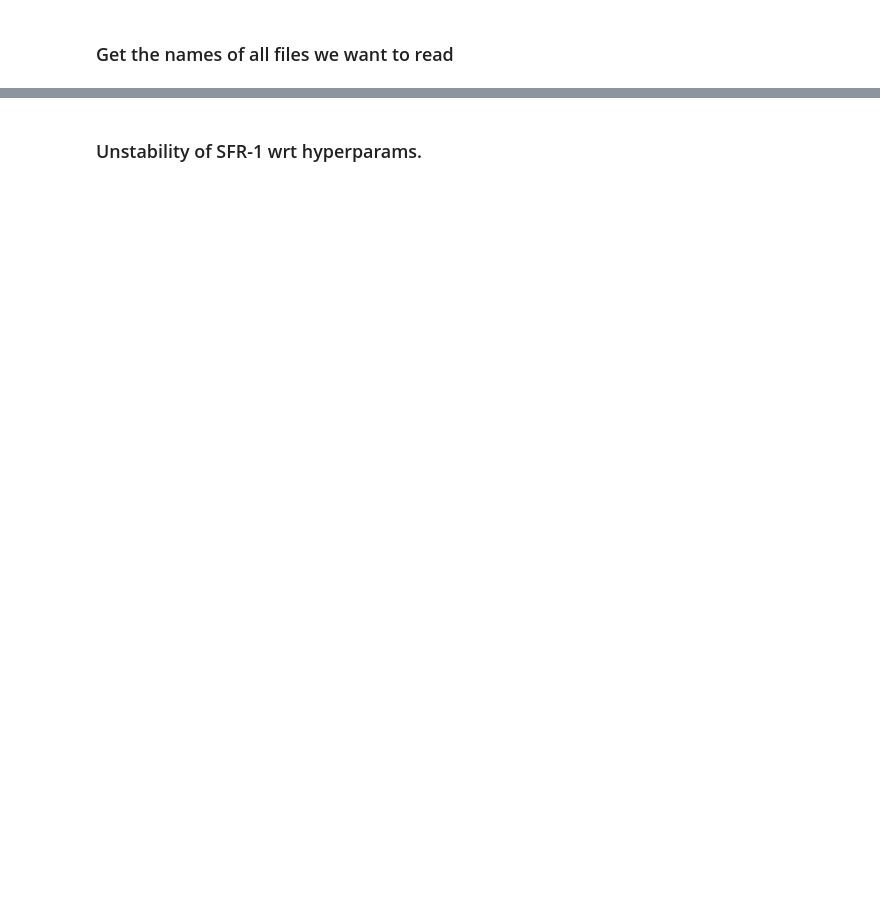
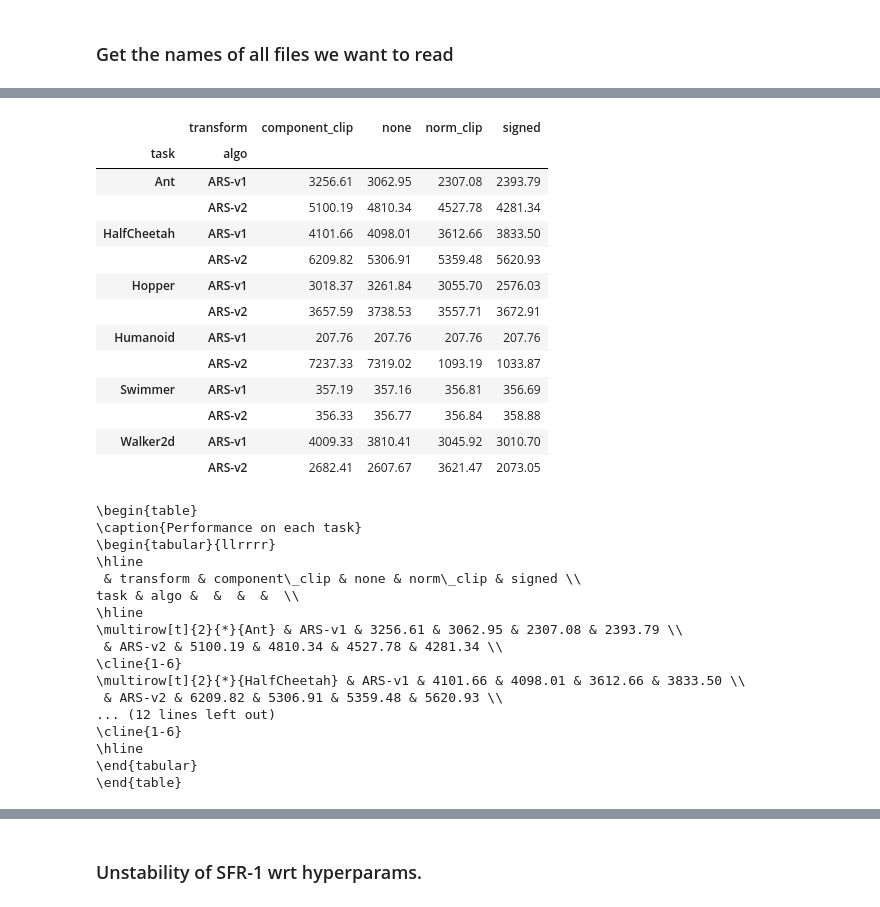
Before and after one commit to deepakhr1999/ARS, a Jupyter notebook: code/plot_hparam_grid.ipynb, the cells around one changed output, grey strips where cells are left out. Cells and saved outputs as stored; diff of their text form; code cells hidden in the pictures; blank space fills up the shorter version.

```diff
--- a/code/plot_hparam_grid.ipynb
+++ b/code/plot_hparam_grid.ipynb
@@ -13 +33,14 @@ import matplotlib.pyplot as plt
+# %%
+def get_best_reward(dir_path):
+    try:
+        x = pd.read_csv(os.path.join("..", dir_path, "log.txt"), sep="\t")
+        return x["AverageReward"].max()
+    except:
+        print("?", dir_path)
+        return -1
+
+def label_algorithm(filter):
+    if filter == "MeanStdFilter":
+        return "ARS-v2"
+    return "ARS-v1"
 # %%
@@ -81,0 +78,52 @@ Index(['delta_std', 'deltas_used', 'dir_path', 'n_directions', 'n_iter',
+# %%
+def to_paper(x: pd.DataFrame, caption, index=False) -> str:
+    return (x.to_latex(
+    index=index,
+    caption=caption,
+    escape=True,
+    float_format="{:.2f}".format
+)
+.replace("\\toprule", "\\hline")
+.replace("\\midrule", "\\hline")
+.replace("\\bottomrule", "\\hline"))
+# %%
+best_perf = pd.pivot_table(
+    best_data[["task", "algo", "transform", "reward"]],
+    index=["task", "algo"],
+    columns=["transform"],
+    values="reward"
+).round(2)
+display(best_perf)
+print(to_paper(best_perf, "Performance on each task", index=True))
+# %% [output]
+|  | transform | component_clip | none | norm_clip | signed |
+| task | algo |  |  |  |  |
+| Ant | ARS-v1 | 3256.61 | 3062.95 | 2307.08 | 2393.79 |
+|  | ARS-v2 | 5100.19 | 4810.34 | 4527.78 | 4281.34 |
+| HalfCheetah | ARS-v1 | 4101.66 | 4098.01 | 3612.66 | 3833.50 |
+|  | ARS-v2 | 6209.82 | 5306.91 | 5359.48 | 5620.93 |
+| Hopper | ARS-v1 | 3018.37 | 3261.84 | 3055.70 | 2576.03 |
+|  | ARS-v2 | 3657.59 | 3738.53 | 3557.71 | 3672.91 |
+| Humanoid | ARS-v1 | 207.76 | 207.76 | 207.76 | 207.76 |
+|  | ARS-v2 | 7237.33 | 7319.02 | 1093.19 | 1033.87 |
+| Swimmer | ARS-v1 | 357.19 | 357.16 | 356.81 | 356.69 |
+|  | ARS-v2 | 356.33 | 356.77 | 356.84 | 358.88 |
+| Walker2d | ARS-v1 | 4009.33 | 3810.41 | 3045.92 | 3010.70 |
+|  | ARS-v2 | 2682.41 | 2607.67 | 3621.47 | 2073.05 |
+\begin{table}
+\caption{Performance on each task}
+\begin{tabular}{llrrrr}
+\hline
+ & transform & component\_clip & none & norm\_clip & signed \\
+task & algo &  &  &  &  \\
+\hline
+\multirow[t]{2}{*}{Ant} & ARS-v1 & 3256.61 & 3062.95 & 2307.08 & 2393.79 \\
+ & ARS-v2 & 5100.19 & 4810.34 & 4527.78 & 4281.34 \\
+\cline{1-6}
+\multirow[t]{2}{*}{HalfCheetah} & ARS-v1 & 4101.66 & 4098.01 & 3612.66 & 3833.50 \\
+ & ARS-v2 & 6209.82 & 5306.91 & 5359.48 & 5620.93 \\
+... (12 lines left out)
+\cline{1-6}
+\hline
+\end{tabular}
+\end{table}
```
Also changed, not shown: parts of 7 cells of this notebook, 13 other files.
